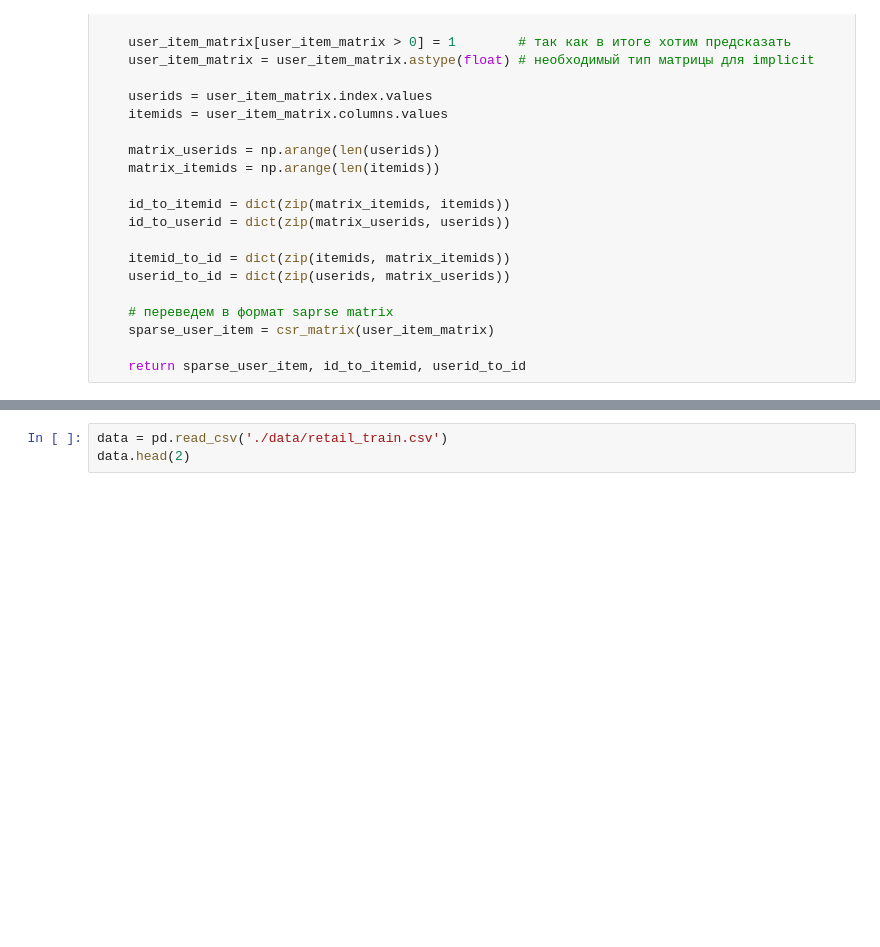
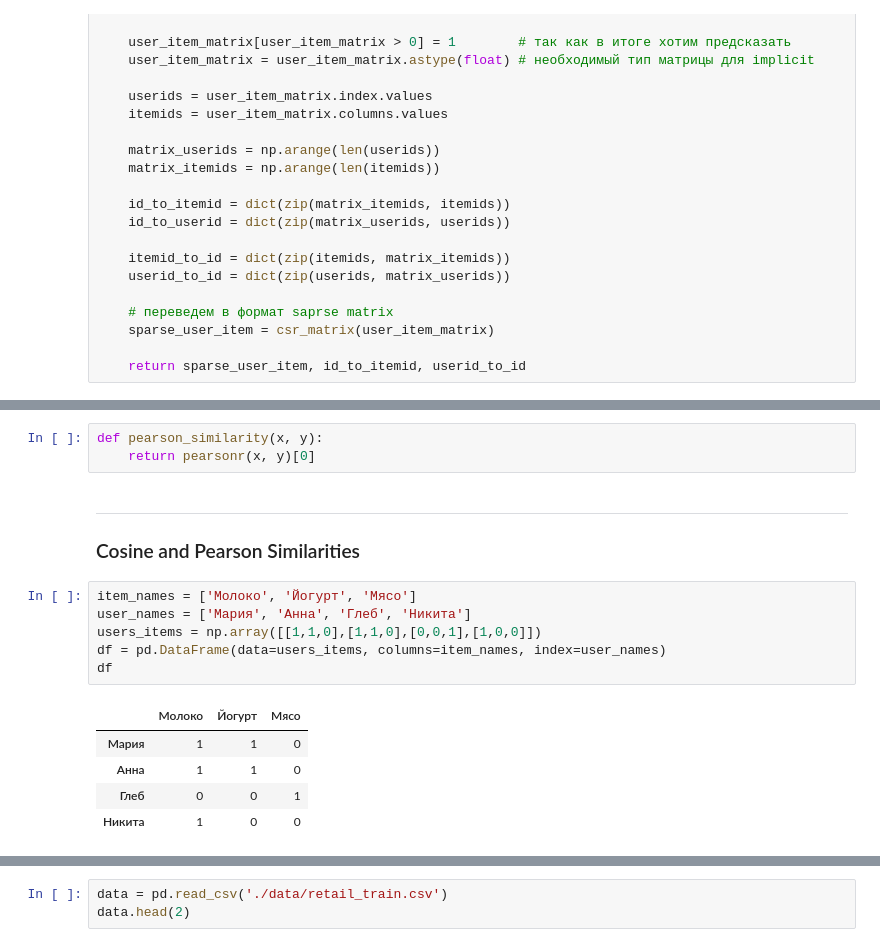
Before and after one commit to pddl/gb-12, a Jupyter notebook: 02_Lesson_2_Practice.ipynb, the cells around one changed output, grey strips where cells are left out. Cells and saved outputs as stored; diff of their text form; blank space fills up the shorter version.

```diff
--- a/02_Lesson_2_Practice.ipynb
+++ b/02_Lesson_2_Practice.ipynb
@@ -93,0 +118,18 @@ def data_to_sparse_matrix(data_train):
+# %%
+def pearson_similarity(x, y):
+    return pearsonr(x, y)[0]
+# %% [markdown]
+----
+### Cosine and Pearson Similarities<a class="anchor" id="cosine_pearson"></a>
+# %%
+item_names = ['Молоко', 'Йогурт', 'Мясо']
+user_names = ['Мария', 'Анна', 'Глеб', 'Никита']
+users_items = np.array([[1,1,0],[1,1,0],[0,0,1],[1,0,0]])
+df = pd.DataFrame(data=users_items, columns=item_names, index=user_names)
+df
+# %% [output]
+|  | Молоко | Йогурт | Мясо |
+| Мария | 1 | 1 | 0 |
+| Анна | 1 | 1 | 0 |
+| Глеб | 0 | 0 | 1 |
+| Никита | 1 | 0 | 0 |
```
Also changed, not shown: parts of 70 cells of this notebook.
